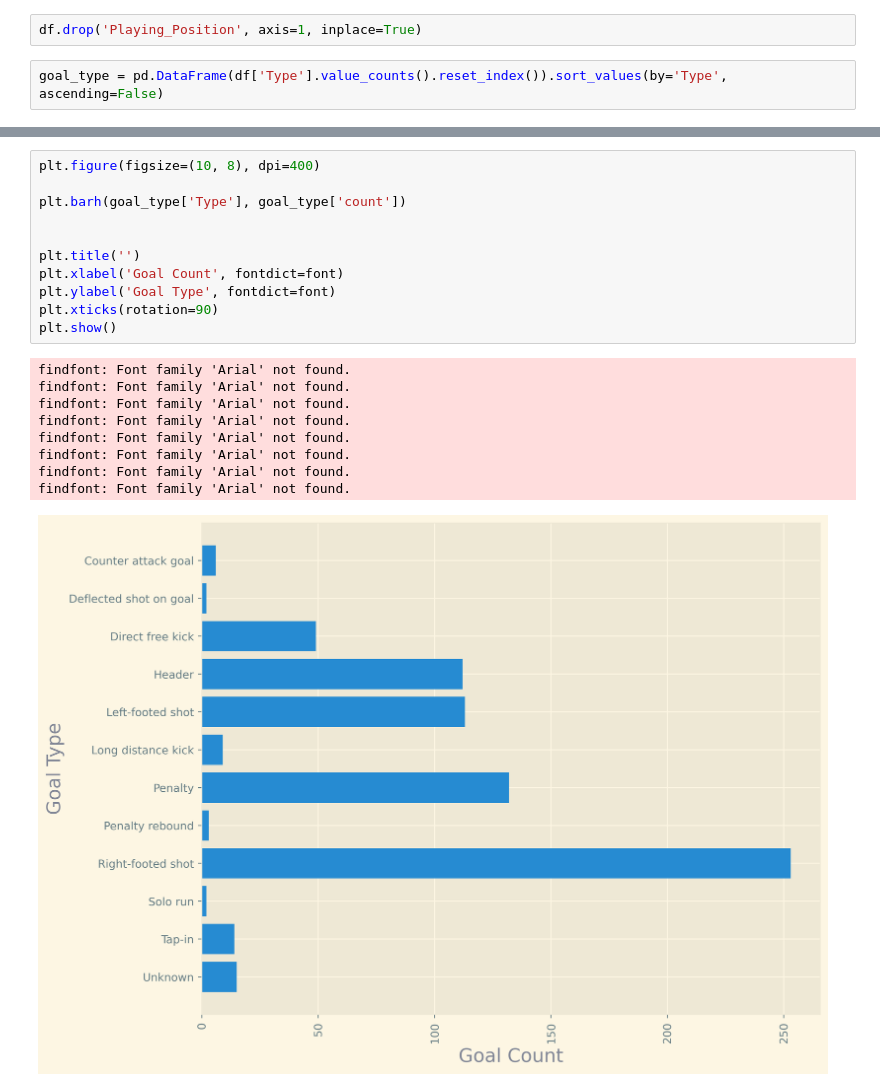
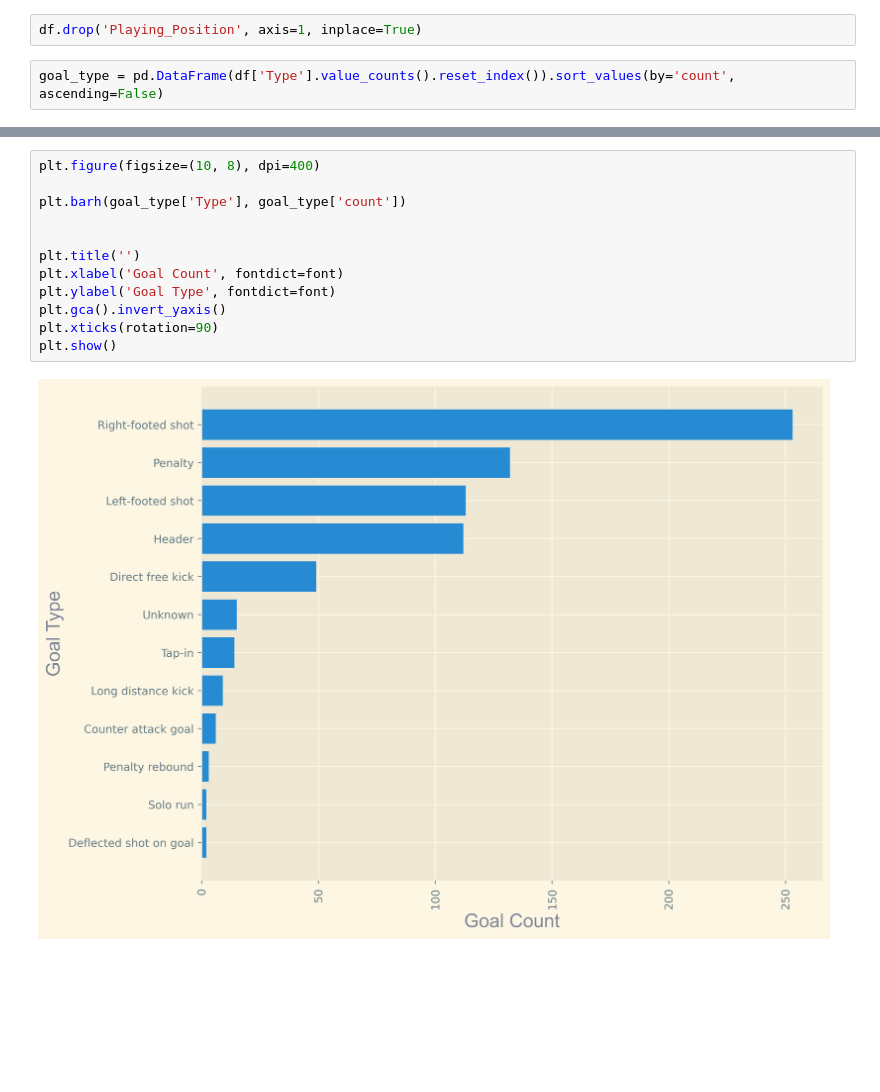
Before and after one commit to kevinnkansah/LearnDataScience, a Jupyter notebook: Python/Cristiano Ronaldo/cristiano_analysis.ipynb, the cells around one changed output, grey strips where cells are left out. Drawn from its saved outputs; the diff is of its cells as text; blank space fills up the shorter version.

```diff
--- a/Python/Cristiano Ronaldo/cristiano_analysis.ipynb
+++ b/Python/Cristiano Ronaldo/cristiano_analysis.ipynb
@@ -36,4 +34,4 @@ df['Goal_assist'] = df['Goal_assist'].fillna('Unassisted')
 # %%
 df.drop('Playing_Position', axis=1, inplace=True)
 # %%
-goal_type = pd.DataFrame(df['Type'].value_counts().reset_index()).sort_values(by='Type', ascending=False)
+goal_type = pd.DataFrame(df['Type'].value_counts().reset_index()).sort_values(by='count', ascending=False)
@@ -56,21 +38,14 @@ goal_type
 # %%
 plt.figure(figsize=(10, 8), dpi=400)
 
 plt.barh(goal_type['Type'], goal_type['count'])
 
 
 plt.title('')
 plt.xlabel('Goal Count', fontdict=font)
 plt.ylabel('Goal Type', fontdict=font)
+plt.gca().invert_yaxis()
 plt.xticks(rotation=90)
 plt.show()
 # %% [output]
-findfont: Font family 'Arial' not found.
-findfont: Font family 'Arial' not found.
-findfont: Font family 'Arial' not found.
-findfont: Font family 'Arial' not found.
-findfont: Font family 'Arial' not found.
-findfont: Font family 'Arial' not found.
-findfont: Font family 'Arial' not found.
-findfont: Font family 'Arial' not found.
-[figure, old version]
+[figure, new version]
```
Also changed, not shown: parts of 2 cells of this notebook, 1 other file.
